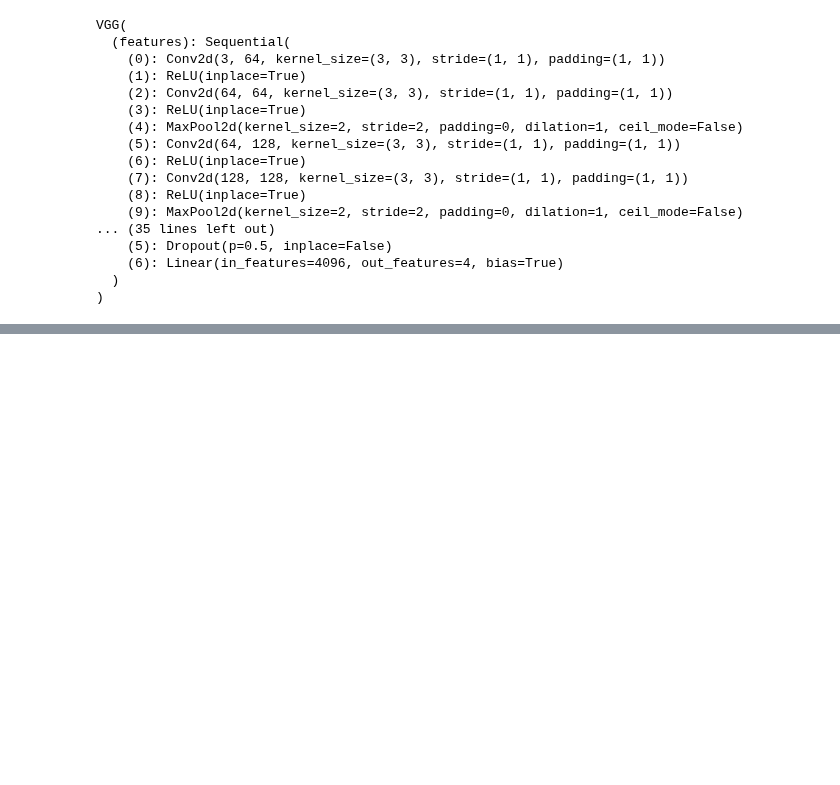
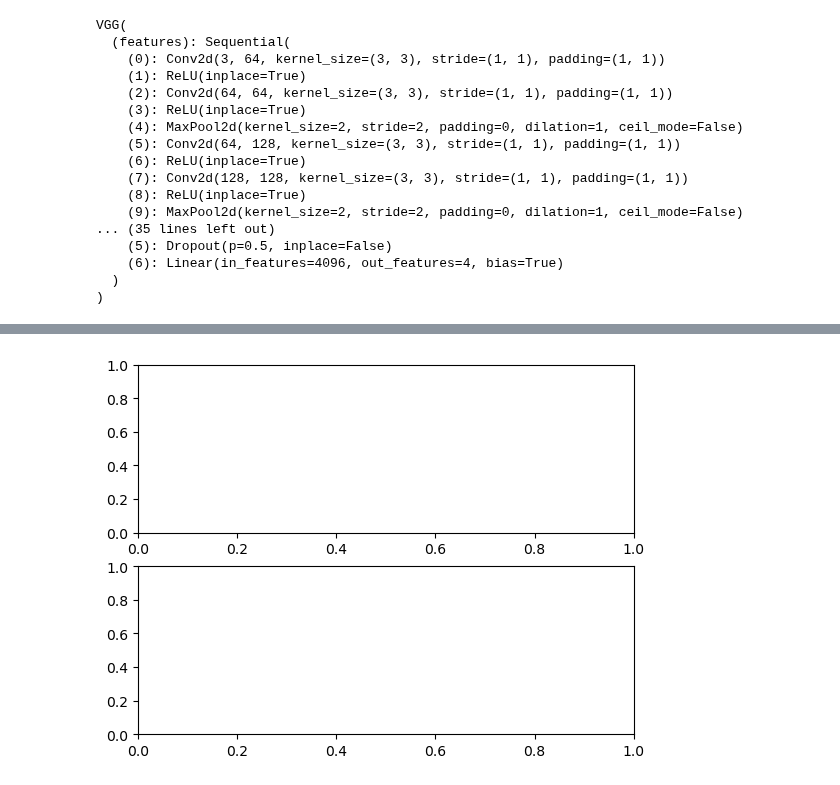
Before and after one commit to NicholasLeotta99/Neuromatch_BrainCancer, a Jupyter notebook: code/VGG19_Classifier_Test.ipynb, the cells around one changed output, grey strips where cells are left out. Drawn from its saved outputs; the diff is of its cells as text; code cells hidden in the pictures; blank space fills up the shorter version.

Commit message:
Basic training loop in class

```diff
--- a/code/VGG19_Classifier_Test.ipynb
+++ b/code/VGG19_Classifier_Test.ipynb
@@ -187,13 +125,0 @@ def one_epoch(epoch_index):
-# %%
-loss = []
-val_loss = []
-acc = []
-val_acc = []
-'''
-for i in range(0,5):
-    V = one_epoch(i)
-    loss.append(V[0])
-    acc.append(V[1].cpu())
-    val_loss.append(V[2])
-    val_acc.append(V[3].cpu())
-    '''
@@ -223,29 +129,29 @@ len(TrainingLoader.dataset)
 # %%
 class Brain_Classifier():
-    # WIP!!!! Still building
     # Class to assist with training and evaluation of our Brain Tumor Classification model
 
     def __init__(self, model, train_dir='./Training', val_dir='./Validation', test_dir='./Testing'):
         self.Model = model
 
-        self.train_dir = train_dir
-        self.val_dir = val_dir
-        self.test_dir = test_dir
-        self.build_loader()
+
+        self.build_loader(train_dir, val_dir, test_dir)
 
         self.loss_fn = torch.nn.CrossEntropyLoss()
         self.optimizer = torch.optim.SGD(self.Model.parameters(), lr=0.005, momentum=.5)
 
-    def build_loader(self):
+        self.trained_epochs = 0
+        self.display, self.ax = plt.subplots(2,1)
+
+    def build_loader(self, train_dir, val_dir, test_dir):
         #Build the data loaders for training and evaluation
         data_transf = transforms.Compose([
             transforms.Resize((256, 256)),
             transforms.ToTensor()])
-        self.TrainData = DataLoader(ImageFolder(root=self.train_dir, transform=data_transf),
+        self.TrainData = DataLoader(ImageFolder(root=train_dir, transform=data_transf),
                              batch_size = 16, shuffle=True)
-        self.ValData = DataLoader(ImageFolder(root=self.val_dir, transform=data_transf),
+        self.ValData = DataLoader(ImageFolder(root=val_dir, transform=data_transf),
                              batch_size = 16, shuffle=True)
-        self.TestData = DataLoader(ImageFolder(root=self.test_dir, transform=data_transf),
+        self.TestData = DataLoader(ImageFolder(root=test_dir, transform=data_transf),
                              batch_size = 16, shuffle=True)
 
     def run_epoch(self, train=False, data='validation'):
@@ -253,6 +159,7 @@ class Brain_Classifier():
         elif data == 'validation': dataset = self.ValData
 
         current_loss = 0
+        batch_accuracy = 0
         for i, j in enumerate(dataset):
             if train: self.optimizer.zero_grad()
 
@@ -265,14 +172,50 @@ class Brain_Classifier():
             if train: loss.backward(), self.optimizer.step()
 
             current_loss += loss.item()
-        return current_loss / len(dataset.dataset)
+            batch_accuracy += self.accuracy(outputs, labels)
+
+        return (current_loss / len(dataset.dataset)), (batch_accuracy / (i+1))
 
     def train(self, n_epochs):
-        train_loss = []
+        print(f'Adding {n_epochs} iterations to model training')
+        self.train_loss = []
+        self.train_acc = []
+        self.val_loss = []
+        self.val_acc = []
+
         for i in range(0, n_epochs):
-            loss = self.run_epoch(train=True, data='train')
-            train_loss.append(loss)
-        print(train_loss)
+            loss, acc = self.run_epoch(train=True, data='train')
+            self.train_loss.append(loss)
+            self.train_acc.append(acc)
+
+            loss, acc = self.run_epoch(train=False, data='validation')
+            self.val_loss.append(loss)
+            self.val_acc.append(acc)
+
+            self.trained_epochs += 1
+            print(f'Trained {self.trained_epochs} epochs')
+        self.plot_status()
+
+    def accuracy(self, prediction, label):
+        prediction = torch.argmax(prediction, axis=1)
+        return ((prediction == label).sum()/len(label) * 100).cpu()
+
+    def plot_status(self):
+        plt.figure(figsize=(5,5))
+        plt.subplot(2,1,1)
+        plt.plot(self.train_loss, label='Training')
+        plt.plot(self.val_loss, label='Validation')
+        plt.title(f'Loss: Epoch {self.trained_epochs}')
+        plt.legend()
+
+        plt.subplot(2,1,2)
+        plt.plot(self.train_acc, label='Training')
+        plt.plot(self.val_acc, label='Validation')
+        plt.title(f'Accuracy: Epoch {self.trained_epochs}')
+        plt.legend()
+        plt.draw()
+
 
 A = Brain_Classifier(Classifier)
-A.train(1)
+A.train(10)
+# %% [output]
@@ -278,0 +233 @@ A.train(1)
+[figure, added]
```
Also changed, not shown: parts of 6 cells of this notebook.
